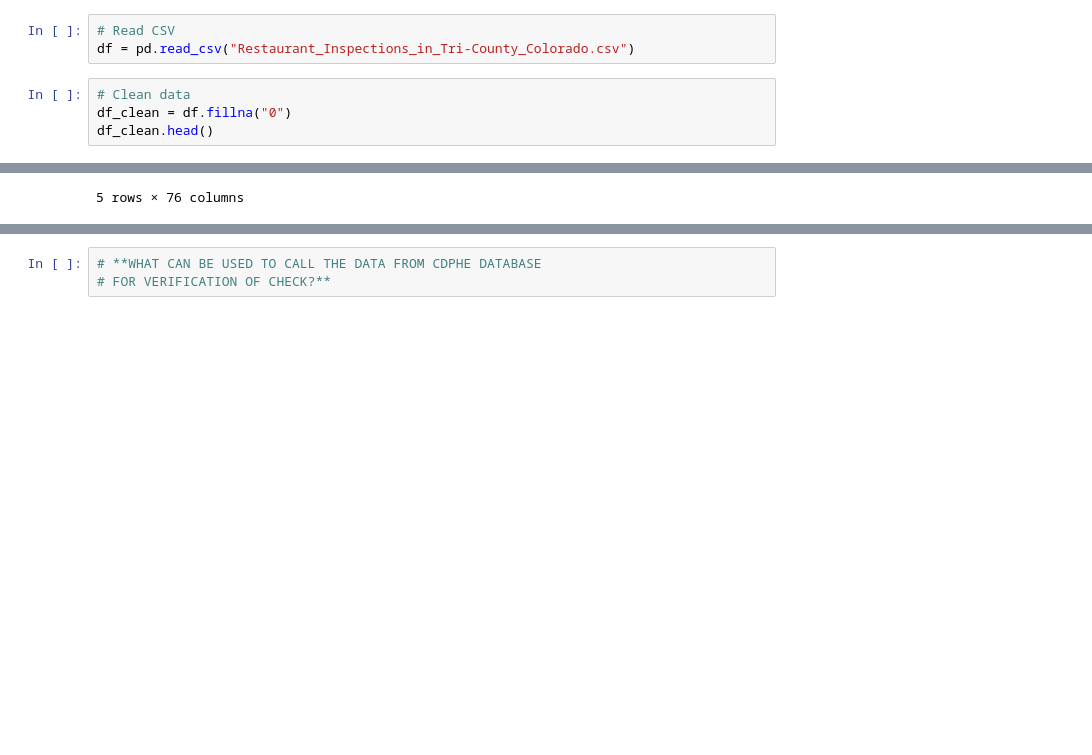
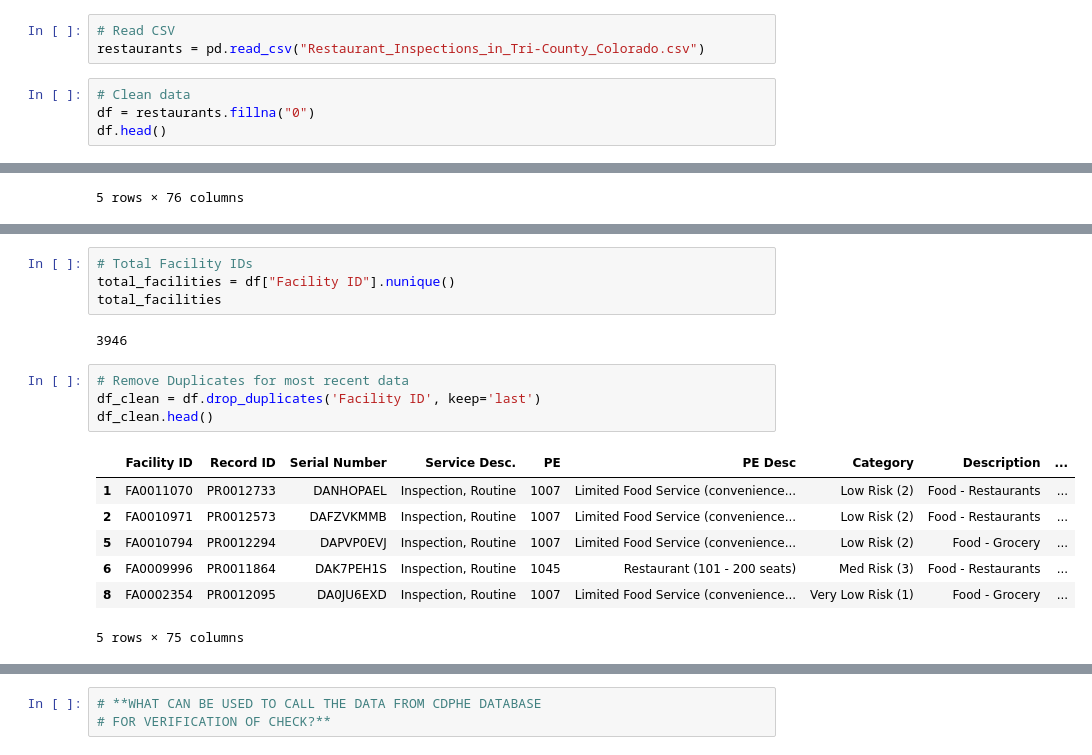
Before and after one commit to Yellowstoner/TriCounty-Restaurant-Inspections, a Jupyter notebook: TriCounty-Restaurant-Inspections.ipynb, the cells around one changed output, grey strips where cells are left out. Drawn from its saved outputs; the diff is of its cells as text; blank space fills up the shorter version.

Commit message:
changes made earlier in the day
compiling all the data together. done in the afternoon of monday, september 7

```diff
--- a/TriCounty-Restaurant-Inspections.ipynb
+++ b/TriCounty-Restaurant-Inspections.ipynb
@@ -6,10 +8,10 @@ import numpy as np
 # %%
 # Read CSV
-df = pd.read_csv("Restaurant_Inspections_in_Tri-County_Colorado.csv")
+restaurants = pd.read_csv("Restaurant_Inspections_in_Tri-County_Colorado.csv")
 # %%
 # Clean data
-df_clean = df.fillna("0")
-df_clean.head()
+df = restaurants.fillna("0")
+df.head()
 # %% [output]
 |  | Facility ID | Record ID | Serial Number | Service Desc. | PE | PE Desc | Category | Description | ... |
 | 0 | FA0009996 | PR0011864 | DAYR2RKBT | Inspection, Routine | 1045 | Restaurant (101 - 200 seats) | Med Risk (3) | Food - Restaurants | ... |
@@ -26,0 +35,18 @@ df_clean.head()
+# %%
+# Total Facility IDs
+total_facilities = df["Facility ID"].nunique()
+total_facilities
+# %% [output]
+3946
+# %%
+# Remove Duplicates for most recent data
+df_clean = df.drop_duplicates('Facility ID', keep='last')
+df_clean.head()
+# %% [output]
+|  | Facility ID | Record ID | Serial Number | Service Desc. | PE | PE Desc | Category | Description | ... |
+| 1 | FA0011070 | PR0012733 | DANHOPAEL | Inspection, Routine | 1007 | Limited Food Service (convenience... | Low Risk (2) | Food - Restaurants | ... |
+| 2 | FA0010971 | PR0012573 | DAFZVKMMB | Inspection, Routine | 1007 | Limited Food Service (convenience... | Low Risk (2) | Food - Restaurants | ... |
+| 5 | FA0010794 | PR0012294 | DAPVP0EVJ | Inspection, Routine | 1007 | Limited Food Service (convenience... | Low Risk (2) | Food - Grocery | ... |
+| 6 | FA0009996 | PR0011864 | DAK7PEH1S | Inspection, Routine | 1045 | Restaurant (101 - 200 seats) | Med Risk (3) | Food - Restaurants | ... |
+| 8 | FA0002354 | PR0012095 | DA0JU6EXD | Inspection, Routine | 1007 | Limited Food Service (convenience... | Very Low Risk (1) | Food - Grocery | ... |
+5 rows × 75 columns
```
Also changed, not shown: parts of 17 cells of this notebook.
